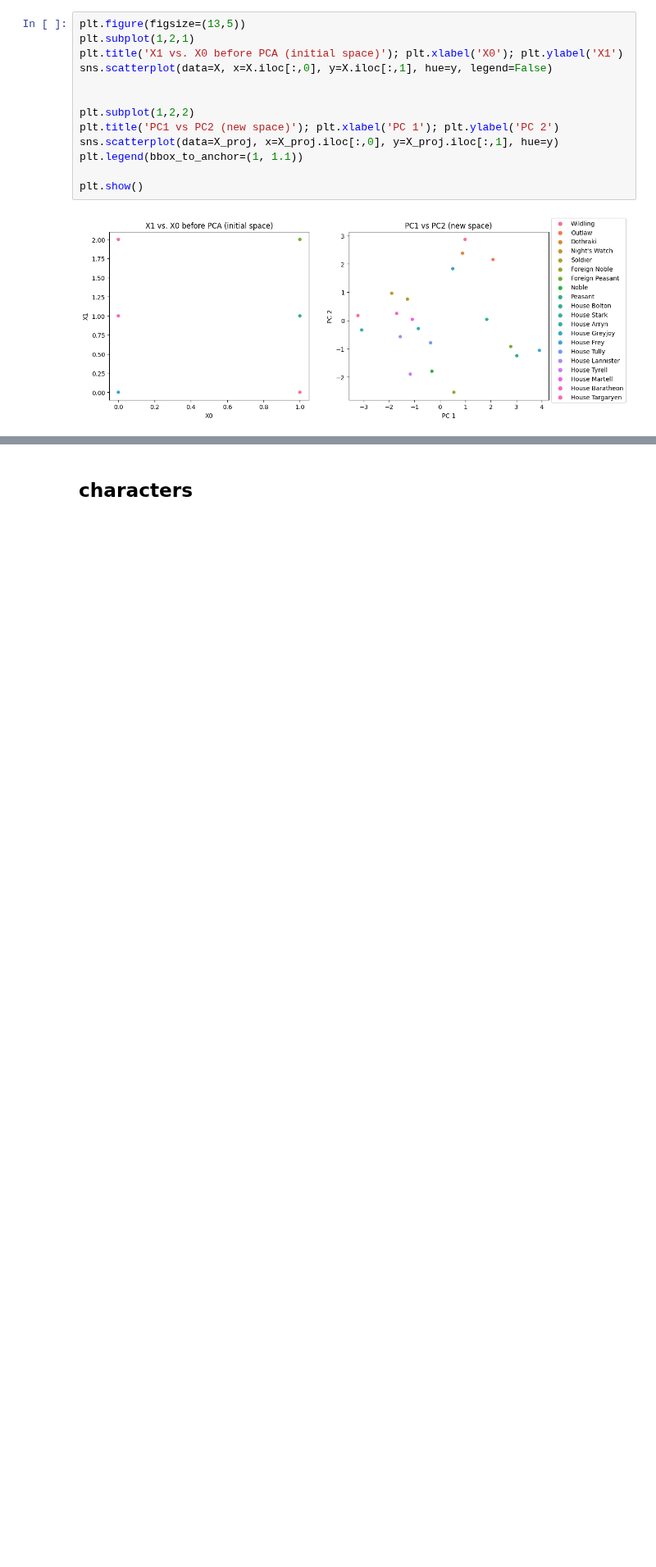
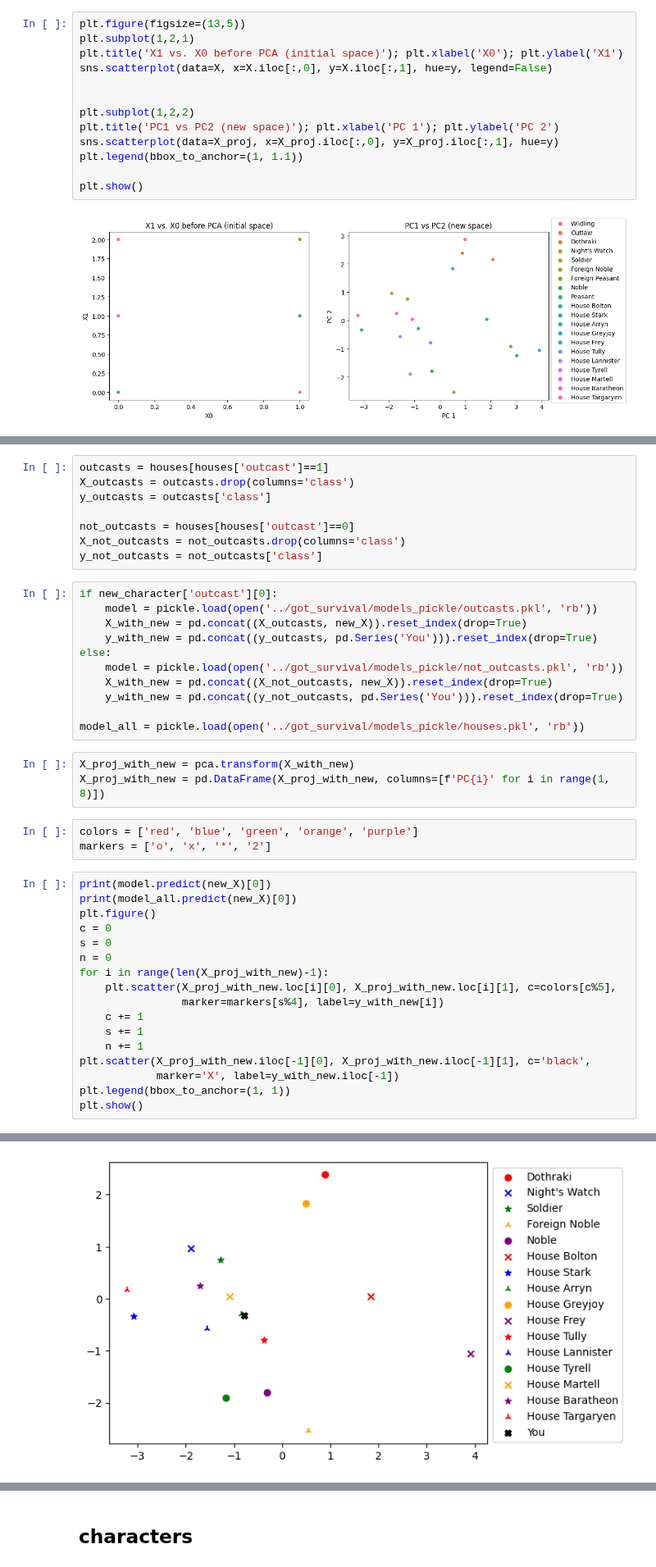
Before and after one commit to franziskasteger/game-of-thrones-survival, a Jupyter notebook: notebooks/franzi_tSNE_PCA.ipynb, the cells around one changed output, grey strips where cells are left out. Shown at 82% size. Drawn from its saved outputs; the diff is of its cells as text; blank space fills up the shorter version.

```diff
--- a/notebooks/franzi_tSNE_PCA.ipynb
+++ b/notebooks/franzi_tSNE_PCA.ipynb
@@ -310,0 +299,43 @@ X
+# %%
+outcasts = houses[houses['outcast']==1]
+X_outcasts = outcasts.drop(columns='class')
+y_outcasts = outcasts['class']
+
+not_outcasts = houses[houses['outcast']==0]
+X_not_outcasts = not_outcasts.drop(columns='class')
+y_not_outcasts = not_outcasts['class']
+# %%
+if new_character['outcast'][0]:
+    model = pickle.load(open('../got_survival/models_pickle/outcasts.pkl', 'rb'))
+    X_with_new = pd.concat((X_outcasts, new_X)).reset_index(drop=True)
+    y_with_new = pd.concat((y_outcasts, pd.Series('You'))).reset_index(drop=True)
+else:
+    model = pickle.load(open('../got_survival/models_pickle/not_outcasts.pkl', 'rb'))
+    X_with_new = pd.concat((X_not_outcasts, new_X)).reset_index(drop=True)
+    y_with_new = pd.concat((y_not_outcasts, pd.Series('You'))).reset_index(drop=True)
+
+model_all = pickle.load(open('../got_survival/models_pickle/houses.pkl', 'rb'))
+# %%
+X_proj_with_new = pca.transform(X_with_new)
+X_proj_with_new = pd.DataFrame(X_proj_with_new, columns=[f'PC{i}' for i in range(1, 8)])
+# %%
+colors = ['red', 'blue', 'green', 'orange', 'purple']
+markers = ['o', 'x', '*', '2']
+# %%
+print(model.predict(new_X)[0])
+print(model_all.predict(new_X)[0])
+plt.figure()
+c = 0
+s = 0
+n = 0
+for i in range(len(X_proj_with_new)-1):
+    plt.scatter(X_proj_with_new.loc[i][0], X_proj_with_new.loc[i][1], c=colors[c%5],
+                marker=markers[s%4], label=y_with_new[i])
+    c += 1
+    s += 1
+    n += 1
+plt.scatter(X_proj_with_new.iloc[-1][0], X_proj_with_new.iloc[-1][1], c='black',
+            marker='X', label=y_with_new.iloc[-1])
+plt.legend(bbox_to_anchor=(1, 1))
+plt.show()
+# %% [output]
@@ -310,0 +344 @@ X
+[figure, added]
```
Also changed, not shown: parts of 15 cells of this notebook.
